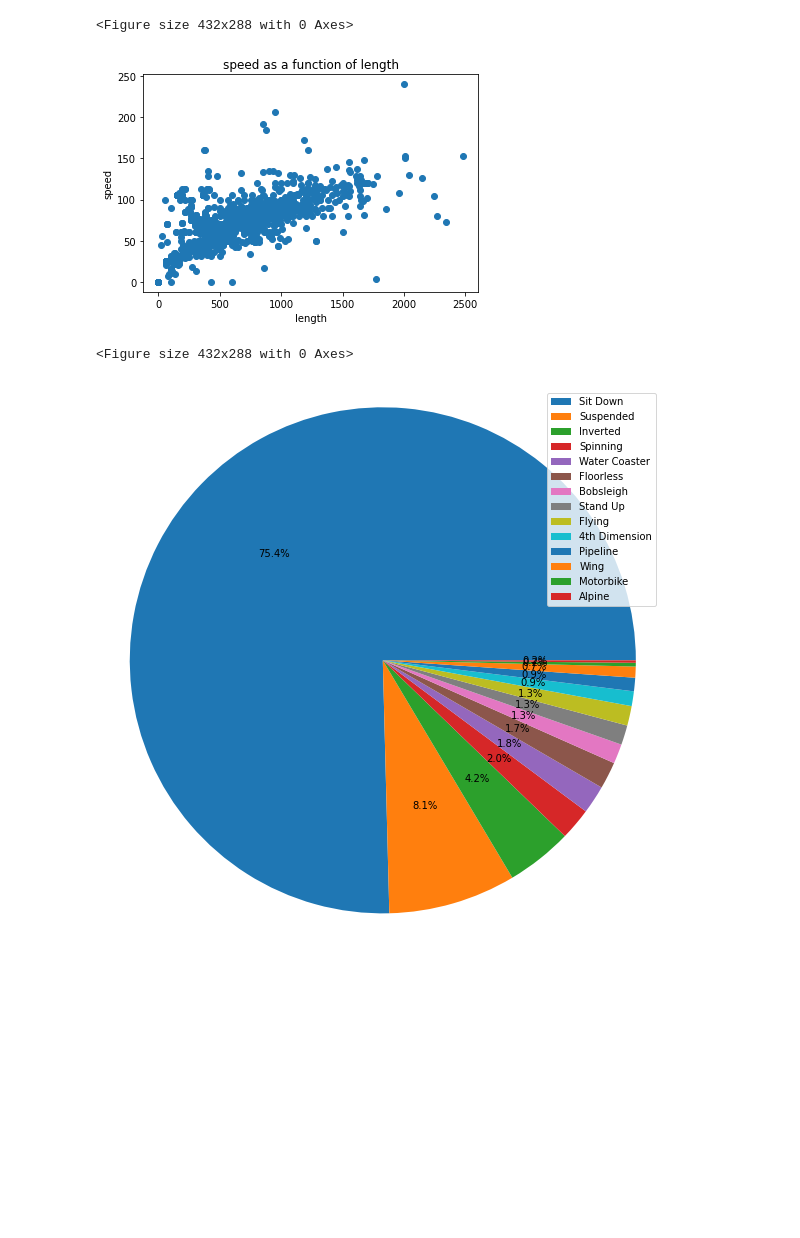
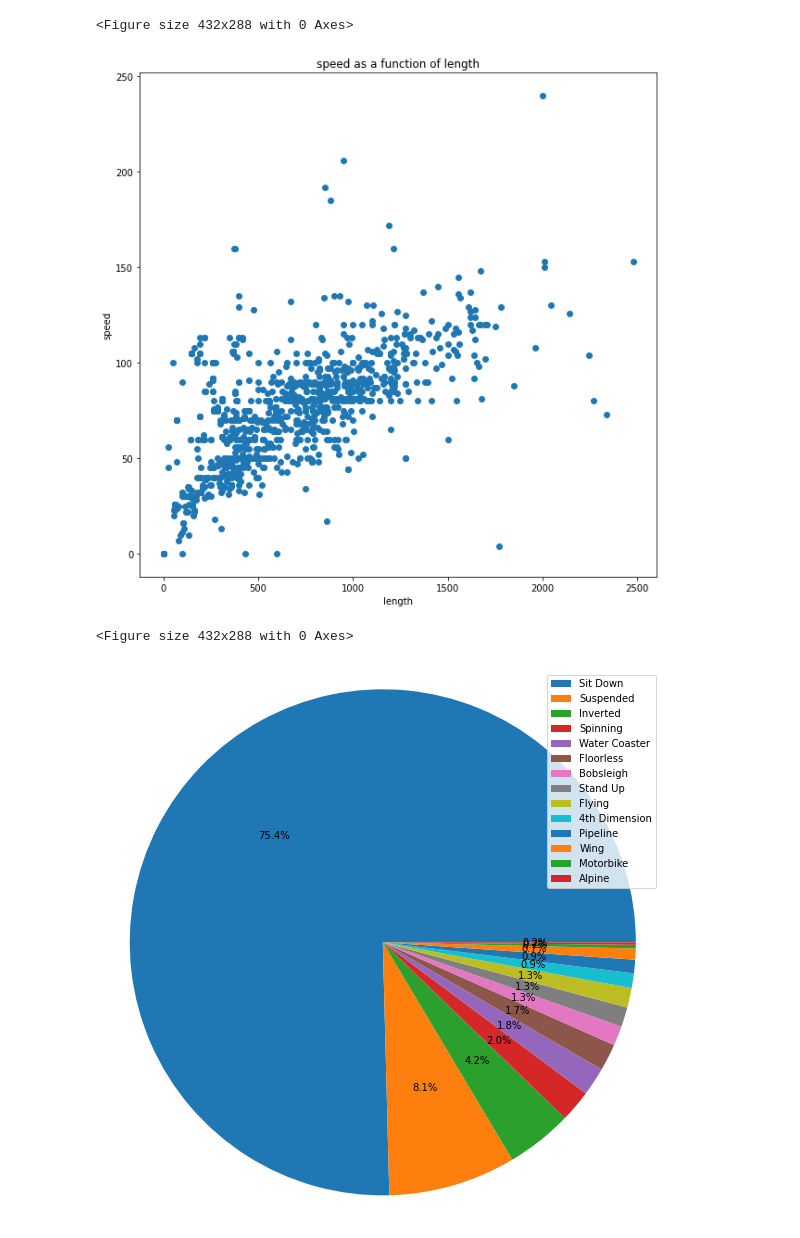
Before and after one commit to josephcsnyder/CA_DataScience, a Jupyter notebook: python/roller_coaster.ipynb, the cells around one changed output. Saved outputs shown, nothing was run; the diff lists cells and outputs as text; code cells hidden in the pictures; blank space fills up the shorter version.

```diff
--- a/python/roller_coaster.ipynb
+++ b/python/roller_coaster.ipynb
@@ -158,23 +158,23 @@ plt.clf()
 # %%
 # write function to create scatter plot of any two numeric columns here:
 
 coaster_df = coaster_df[coaster_df['height'] < 140]
 
 def scatter(df, col_1, col_2):
-    #plt.subplots(figsize=(10,10))
+    plt.subplots(figsize=(10,10))
     column_1 = df[col_1]
     column_2 = df[col_2]
     plt.scatter(column_1, column_2)
     plt.xlabel(col_1)
     plt.ylabel(col_2)
     plt.title(col_2 + " as a function of " + col_1)
 scatter(coaster_df, 'length', 'speed')
 
 plt.show()
 
 plt.clf()
 # %% [output]
-[figure, old version]
+[figure, new version]
 <Figure size 432x288 with 0 Axes>
 # %%
 # Plot to show the popularity of seating types
```
Also changed, not shown: parts of 2 cells of this notebook.
